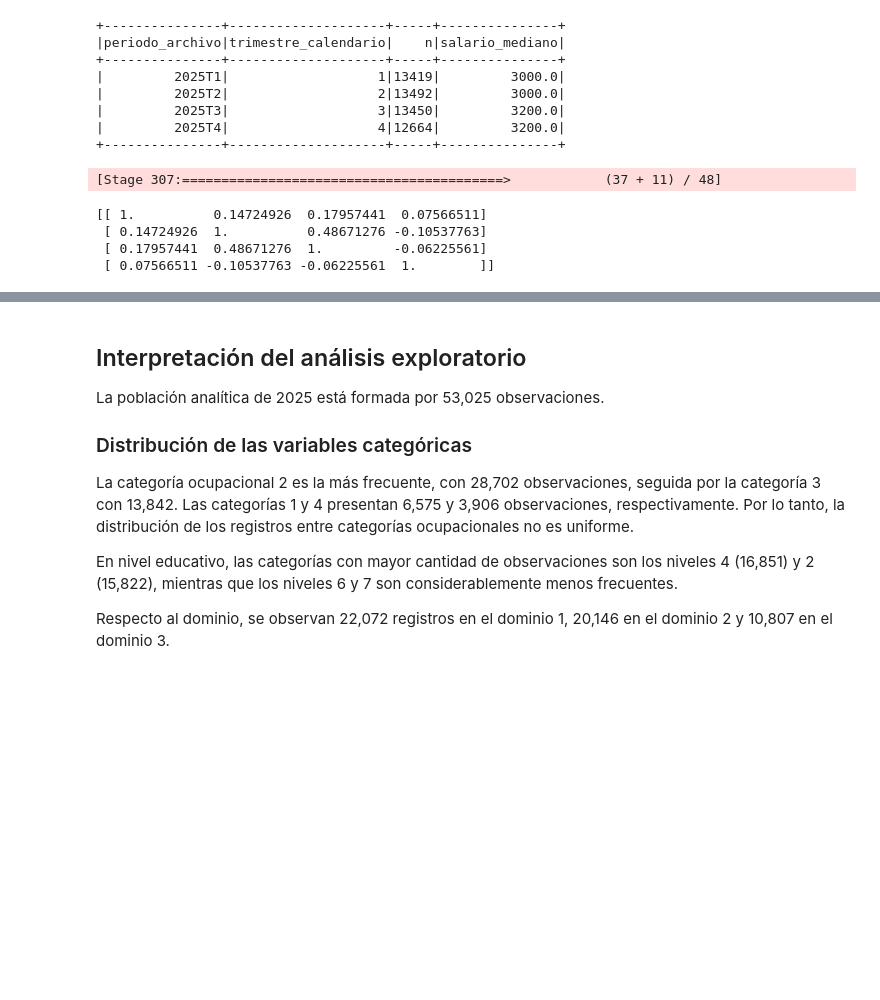
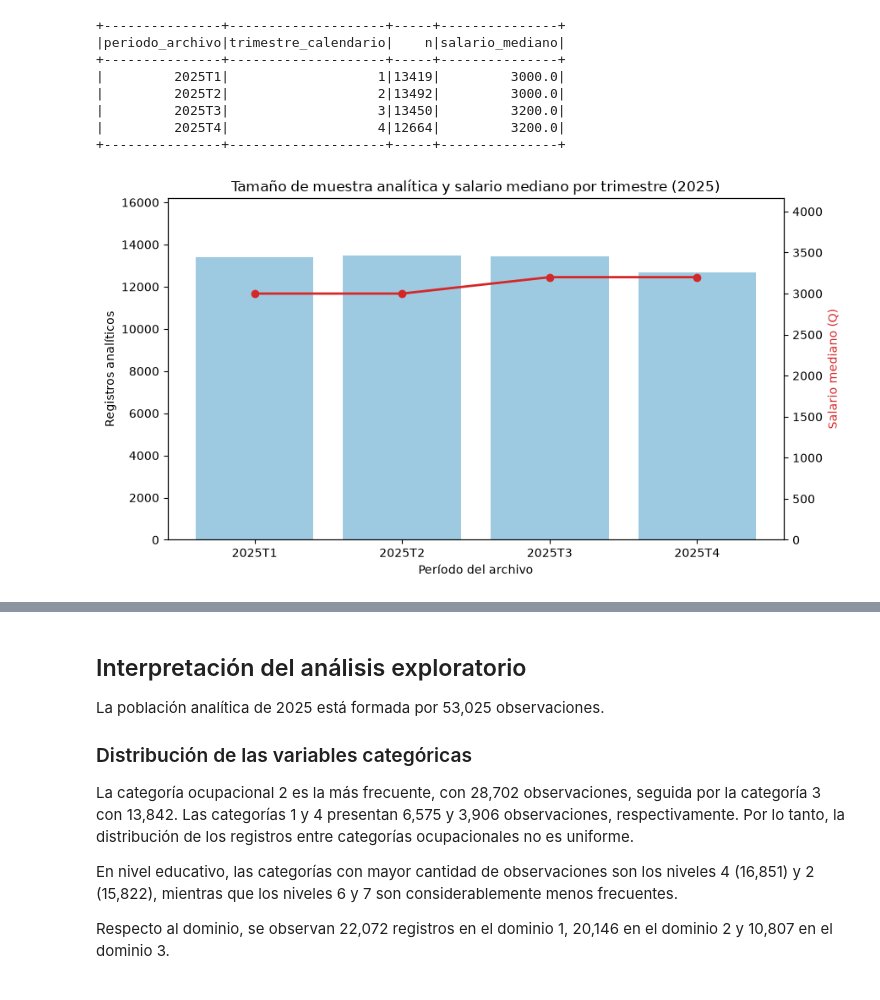
Before and after one commit to tismajo/CC3084-Laboratorio7, a Jupyter notebook: Laboratorio7.ipynb, the cells around one changed output, grey strips where cells are left out. Saved outputs shown, nothing was run; the diff lists cells and outputs as text; code cells hidden in the pictures; blank space fills up the shorter version.

```diff
--- a/Laboratorio7.ipynb
+++ b/Laboratorio7.ipynb
@@ -1622,36 +1613,24 @@ resumen_trimestre.show()
 |         2025T3|                   3|13450|         3200.0|
 |         2025T4|                   4|12664|         3200.0|
 +---------------+--------------------+-----+---------------+
-# %%
-variables_corr = [
-    "salario_mensual",
-    "edad",
-    "antiguedad",
-    "horas_semanales"
-]
-
-assembler_corr = VectorAssembler(
-    inputCols=variables_corr,
-    outputCol="features_corr"
-)
-
-df_corr = assembler_corr.transform(df_limpio)
-
-matriz_corr = (
-    Correlation
-    .corr(
-        df_corr,
-        "features_corr",
-        "pearson"
-    )
-    .head()[0]
-    .toArray()
-)
-
-print(matriz_corr)
-# %% [output]
-[Stage 307:=========================================>            (37 + 11) / 48]
-[[ 1.          0.14724926  0.17957441  0.07566511]
- [ 0.14724926  1.          0.48671276 -0.10537763]
- [ 0.17957441  0.48671276  1.         -0.06225561]
- [ 0.07566511 -0.10537763 -0.06225561  1.        ]]
+# %%
+pdf_trimestre = resumen_trimestre.toPandas()
+
+fig, ax1 = plt.subplots(figsize=(9, 5))
+
+ax1.bar(pdf_trimestre["periodo_archivo"], pdf_trimestre["n"], color="#9ecae1")
+ax1.set_ylabel("Registros analíticos")
+ax1.set_xlabel("Período del archivo")
+ax1.set_ylim(0, pdf_trimestre["n"].max() * 1.2)
+
+ax2 = ax1.twinx()
+ax2.plot(pdf_trimestre["periodo_archivo"], pdf_trimestre["salario_mediano"],
+         color="#d62728", marker="o", linewidth=2)
+ax2.set_ylabel("Salario mediano (Q)", color="#d62728")
+ax2.set_ylim(0, pdf_trimestre["salario_mediano"].max() * 1.3)
+
+plt.title("Tamaño de muestra analítica y salario mediano por trimestre (2025)")
+plt.tight_layout()
+plt.show()
+# %% [output]
+[figure, added]
```
Also changed, not shown: parts of 7 cells of this notebook.
